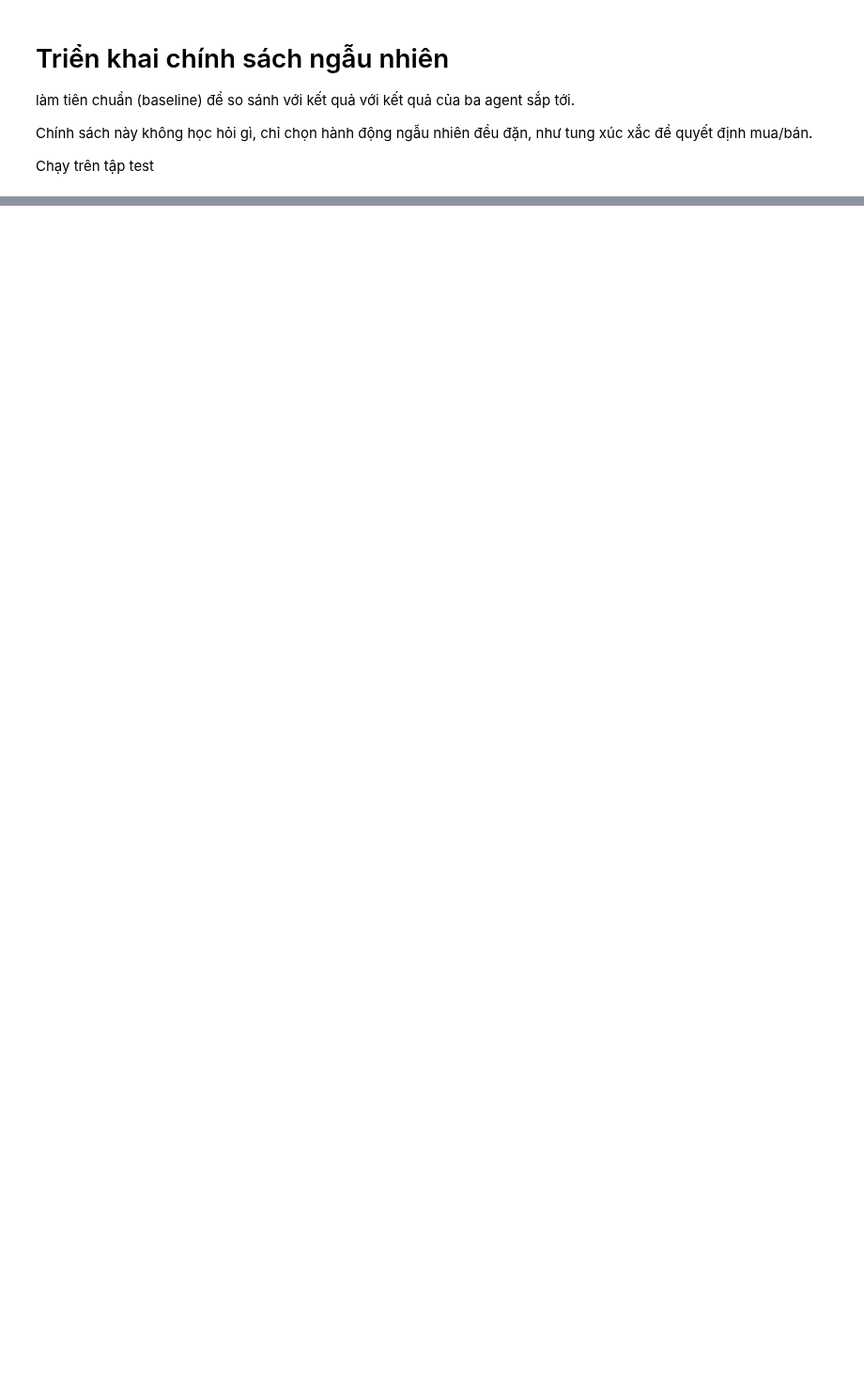
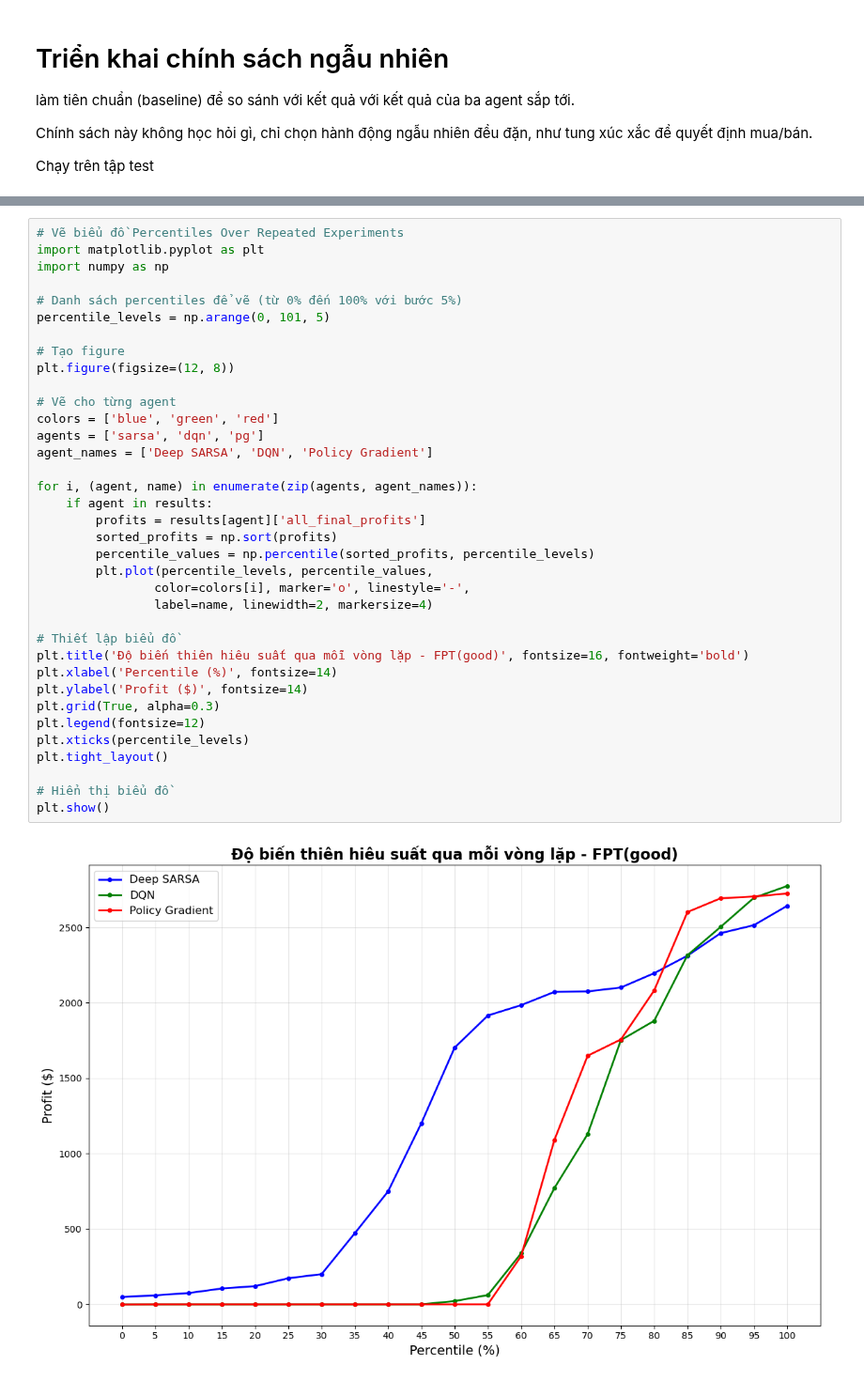
Before and after one commit to kohi-vip/SARSA_FinancialRL, a Jupyter notebook: application/testing/agent_training_fpt.ipynb, the cells around one changed output, grey strips where cells are left out. Shown at 94% size. Drawn from its saved outputs; the diff is of its cells as text; blank space fills up the shorter version.

Commit message:
hoàn thiện xong thiết kế, giwof là ghi nhận kết quả

```diff
--- a/application/testing/agent_training_fpt.ipynb
+++ b/application/testing/agent_training_fpt.ipynb
@@ -232,0 +340,38 @@ Random Policy Baseline:
+# %%
+# Vẽ biểu đồ Percentiles Over Repeated Experiments
+import matplotlib.pyplot as plt
+import numpy as np
+
+# Danh sách percentiles để vẽ (từ 0% đến 100% với bước 5%)
+percentile_levels = np.arange(0, 101, 5)
+
+# Tạo figure
+plt.figure(figsize=(12, 8))
+
+# Vẽ cho từng agent
+colors = ['blue', 'green', 'red']
+agents = ['sarsa', 'dqn', 'pg']
+agent_names = ['Deep SARSA', 'DQN', 'Policy Gradient']
+
+for i, (agent, name) in enumerate(zip(agents, agent_names)):
+    if agent in results:
+        profits = results[agent]['all_final_profits']
+        sorted_profits = np.sort(profits)
+        percentile_values = np.percentile(sorted_profits, percentile_levels)
+        plt.plot(percentile_levels, percentile_values,
+                color=colors[i], marker='o', linestyle='-',
+                label=name, linewidth=2, markersize=4)
+
+# Thiết lập biểu đồ
+plt.title('Độ biến thiên hiêu suất qua mỗi vòng lặp - FPT(good)', fontsize=16, fontweight='bold')
+plt.xlabel('Percentile (%)', fontsize=14)
+plt.ylabel('Profit ($)', fontsize=14)
+plt.grid(True, alpha=0.3)
+plt.legend(fontsize=12)
+plt.xticks(percentile_levels)
+plt.tight_layout()
+
+# Hiển thị biểu đồ
+plt.show()
+# %% [output]
+[figure, added]
```
Also changed, not shown: parts of 17 cells of this notebook, 23 other files.
